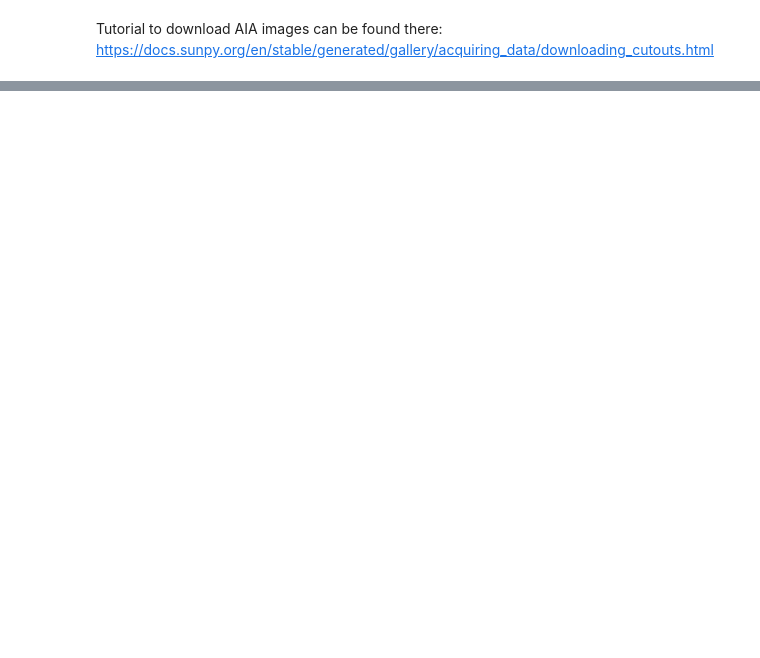
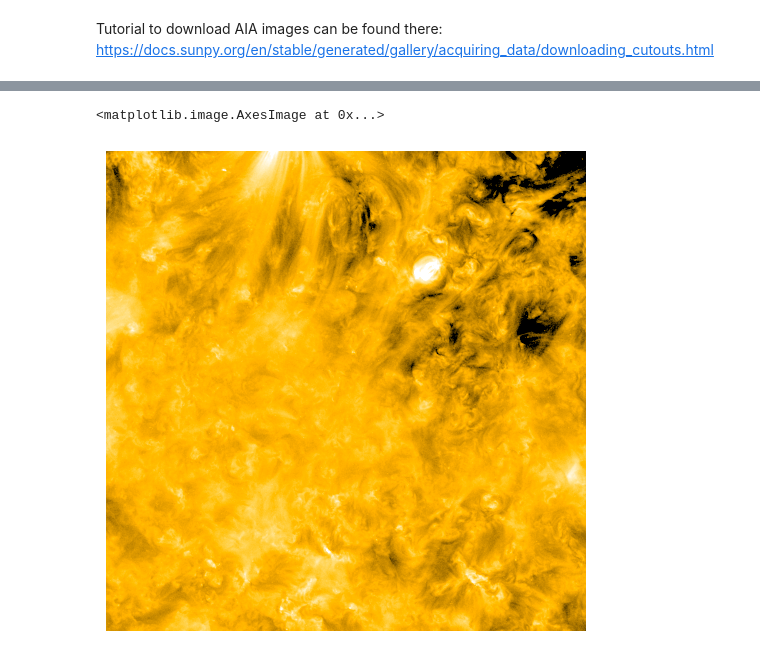
Before and after one commit to CS-433/ml-project-2-jac, a Jupyter notebook: AIA_requests.ipynb, the cells around one changed output, grey strips where cells are left out. Drawn from its saved outputs; the diff is of its cells as text; code cells hidden in the pictures; blank space fills up the shorter version.

```diff
--- a/AIA_requests.ipynb
+++ b/AIA_requests.ipynb
@@ -69,0 +160,23 @@ DrmsExportError:  [status=4]
+# %%
+"""
+date = 2011-01-20T09:15:44.000000
+basepoint_x = -109.0
+basepoint_y= -75.0
+"""
+start_time = Time('2011-01-20T09:15:44.000000', scale='utc', format='isot')
+bottom_left = SkyCoord(-1000*u.arcsec, -1000*u.arcsec, obstime=start_time, observer="earth", frame="helioprojective")
+top_right = SkyCoord(1000*u.arcsec, 1000*u.arcsec, obstime=start_time, observer="earth", frame="helioprojective")
+cutout = a.jsoc.Cutout(bottom_left, top_right=top_right, tracking=True)
+jsoc_email = "adrien.joliat@epfl.ch"
+query = Fido.search(
+    a.Time(start_time - 6*u.h, start_time + 6*u.h),
+    a.Wavelength(171*u.angstrom),
+    a.Sample(2*u.h),
+    a.jsoc.Series.aia_lev1_euv_12s,
+    a.jsoc.Notify(jsoc_email),
+    a.jsoc.Segment.image,
+    cutout,
+)
+print(query)
+files = Fido.fetch(query)
+files.sort()
@@ -69,0 +231,20 @@ DrmsExportError:  [status=4]
+# %%
+import numpy as np
+smap = sunpy.map.Map(files[4])
+figure = plt.figure(frameon=False)
+ax = plt.axes([0, 0, 1, 1])
+# Disable the axis
+ax.set_axis_off()
+
+# Plot the map.
+# Since we are not interested in the exact map coordinates,
+# we can simply use :meth:`~matplotlib.Axes.imshow`.
+norm = smap.plot_settings['norm']
+norm.vmin, norm.vmax = np.percentile(smap.data, [1, 99.9])
+ax.imshow(smap.data,
+          norm=norm,
+          cmap=smap.plot_settings['cmap'],
+          origin="lower")
+# %% [output]
+<matplotlib.image.AxesImage at 0x...>
+[figure, added]
```
Also changed, not shown: parts of 9 cells of this notebook, 1 other file.
